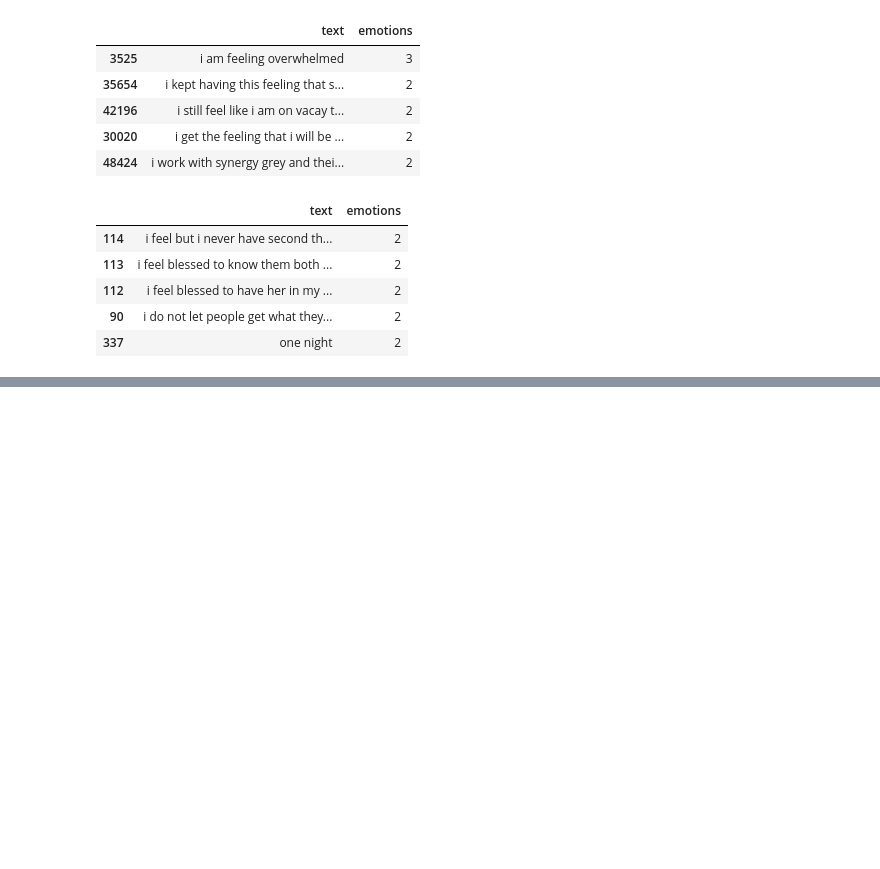
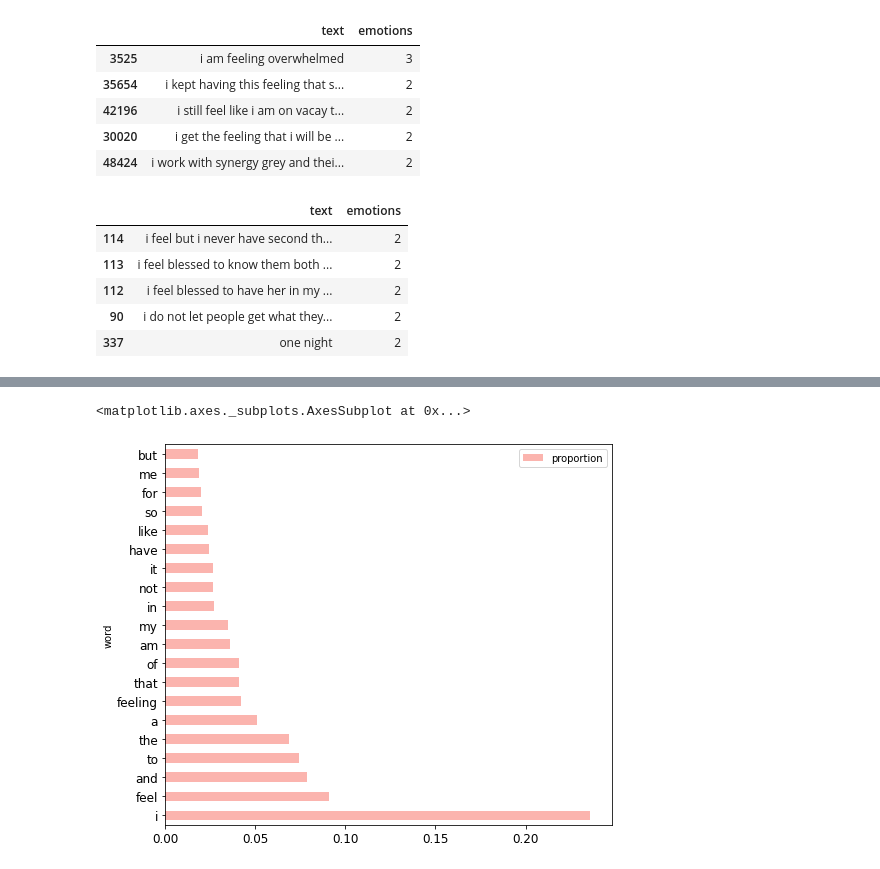
Before and after one commit to ppkgtmm/emotion, a Jupyter notebook: emo_EDA.ipynb, the cells around one changed output, grey strips where cells are left out. Cells and saved outputs as stored; diff of their text form; code cells hidden in the pictures; blank space fills up the shorter version.

```diff
--- a/emo_EDA.ipynb
+++ b/emo_EDA.ipynb
@@ -251,3 +251,10 @@ duplicates.groupby('text')[['emotions']] \
 | 337 | one night | 2 |
 # %%
 # copy[['text', 'emotions']].to_csv('/content/drive/MyDrive/emotion/data/preprocessed.csv')
+# %%
+word_counts = collections.Counter(" ".join(copy['text']).split())
+
+count_df = pd.DataFrame(word_counts.most_common(20))
+count_df.columns = ['word', 'count']
+count_df['proportion'] = count_df['count'] / sum(list(count_df['count']))
+count_df.head()
@@ -253,0 +268,6 @@ duplicates.groupby('text')[['emotions']] \
+# %%
+count_df.plot(kind='barh', x='word', y='proportion', rot=0, \
+                 colormap='Pastel1', fontsize=12, figsize=(8,7))
+# %% [output]
+<matplotlib.axes._subplots.AxesSubplot at 0x...>
+[figure, added]
```
Also changed, not shown: parts of 1 cell of this notebook.
